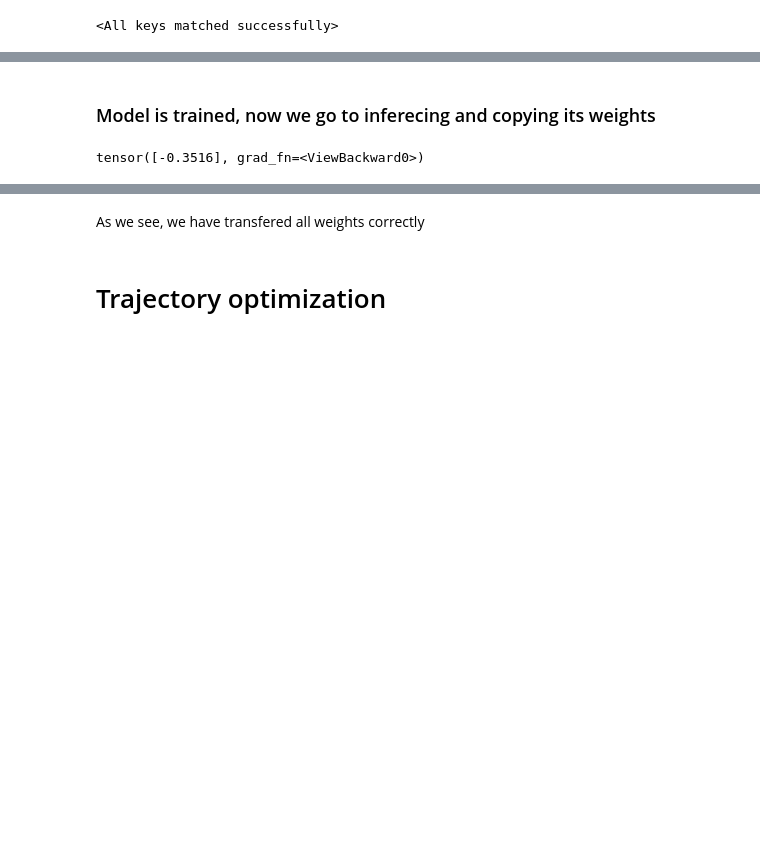
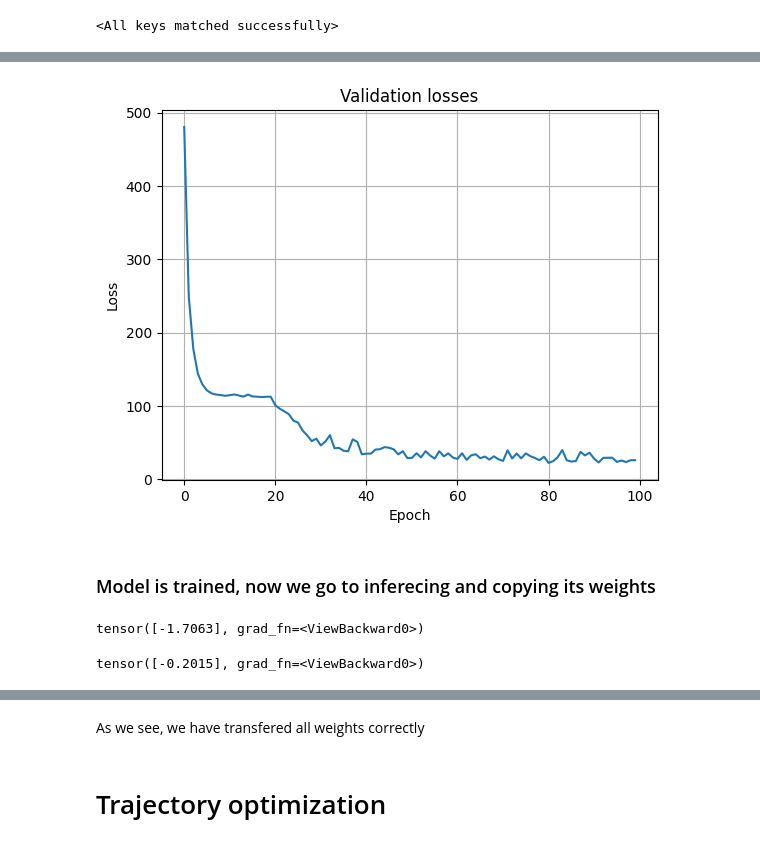
Before and after one commit to lvjonok/f23-pmldl-project, a Jupyter notebook: notebooks/final/pendulum.ipynb, the cells around one changed output, grey strips where cells are left out. Cells and saved outputs as stored; diff of their text form; code cells hidden in the pictures; blank space fills up the shorter version.

```diff
--- a/notebooks/final/pendulum.ipynb
+++ b/notebooks/final/pendulum.ipynb
@@ -32,5 +58,8 @@ from sklearn.model_selection import train_test_split
 
 proportion = 0.2
 x_train, x_test, y_train, y_test = train_test_split(
-    dataset.states, dataset.ctrls, test_size=proportion, random_state=42
+    dataset.states, dataset.ctrls, test_size=proportion, random_state=SEED
 )
+x_train_n, x_test_n, y_train_n, y_test_n = train_test_split(
+    noisy_dataset.states, noisy_dataset.ctrls, test_size=proportion, random_state=SEED
+)
@@ -48,5 +100,6 @@ val_loader = DataLoader(
 # %%
 device = "cuda" if torch.cuda.is_available() else "cpu"
+torch.manual_seed(SEED)
 
 model = FullyConnectedCtrl(
     nv=1,
@@ -54,3 +107,11 @@ model = FullyConnectedCtrl(
     linear_layers=3,
     linear_hidden_size=100,
 ).to(device)
+model_n = FullyConnectedCtrl(
+    nv=1,
+    ctrl=1,
+    linear_layers=3,
+    linear_hidden_size=100,
+).to(device)
+
+device
@@ -74,0 +159,7 @@ model.load_state_dict(torch.load("../../data/models/pendulum_fc.pt"))
+# %%
+_, val_losses_n = model_n.train_model(
+    train_loader_n,
+    val_loader_n,
+    epochs=100,
+    ckpt_path="../../data/models/pendulum_fc_n.pt",
+)
@@ -75,2 +184,11 @@ model.load_state_dict(torch.load("../../data/models/pendulum_fc.pt"))
+# %%
+plt.title("Validation losses")
+plt.plot(val_losses_n)
+plt.grid()
+plt.xlabel("Epoch")
+plt.ylabel("Loss")
+plt.show()
+# %% [output]
+[figure, added]
 # %% [markdown]
 ### Model is trained, now we go to inferecing and copying its weights
@@ -77,5 +198,9 @@ model.load_state_dict(torch.load("../../data/models/pendulum_fc.pt"))
 # %%
-model(torch.tensor([0, 0, 0], dtype=torch.float))
+model(torch.tensor([0, 0, 0], dtype=torch.float32))
 # %% [output]
-tensor([-0.3516], grad_fn=<ViewBackward0>)
+tensor([-1.7063], grad_fn=<ViewBackward0>)
+# %%
+model_n(torch.tensor([0, 0, 0], dtype=torch.float32))
+# %% [output]
+tensor([-0.2015], grad_fn=<ViewBackward0>)
 # %%
```
Also changed, not shown: parts of 31 cells of this notebook, 7 other files.
